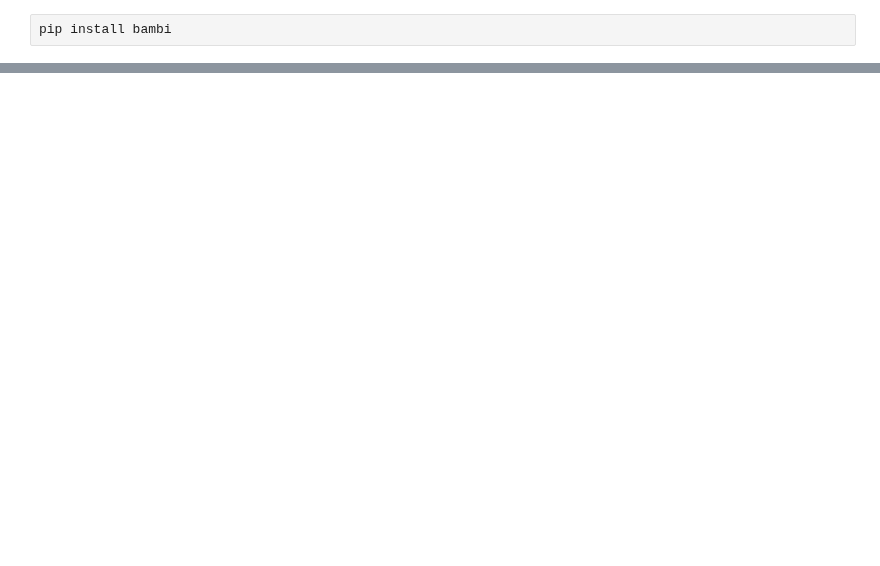
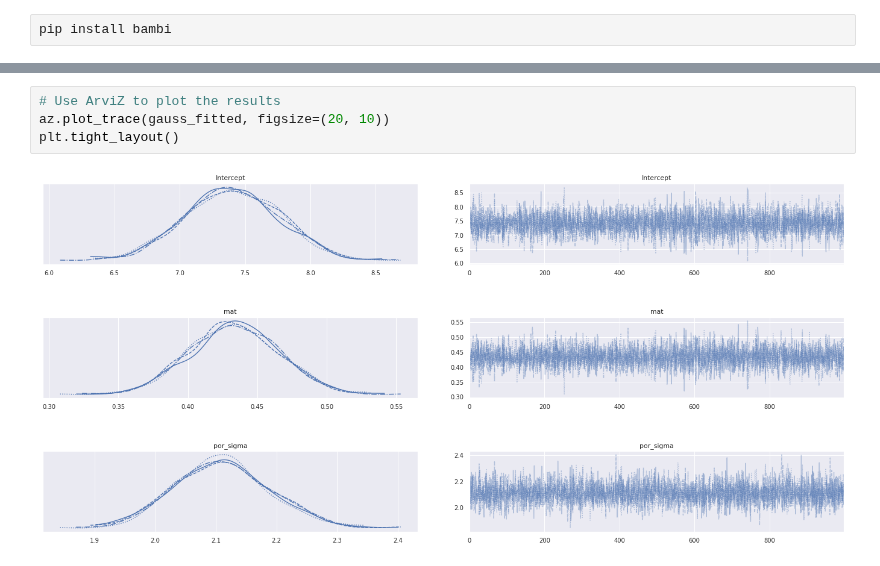
Before and after one commit to khuyentran1401/Data-science, a Jupyter notebook: statistics/bayes_linear_regression/linear_regression.ipynb, the cells around one changed output, grey strips where cells are left out. Cells and saved outputs as stored; diff of their text form; blank space fills up the shorter version.

```diff
--- a/statistics/bayes_linear_regression/linear_regression.ipynb
+++ b/statistics/bayes_linear_regression/linear_regression.ipynb
@@ -58,0 +92,6 @@ array([[<AxesSubplot:title={'center':'Intercept'}>,
+# %%
+# Use ArviZ to plot the results
+az.plot_trace(gauss_fitted, figsize=(20, 10))
+plt.tight_layout()
+# %% [output]
+[figure, added]
```
Also changed, not shown: parts of 22 cells of this notebook.
